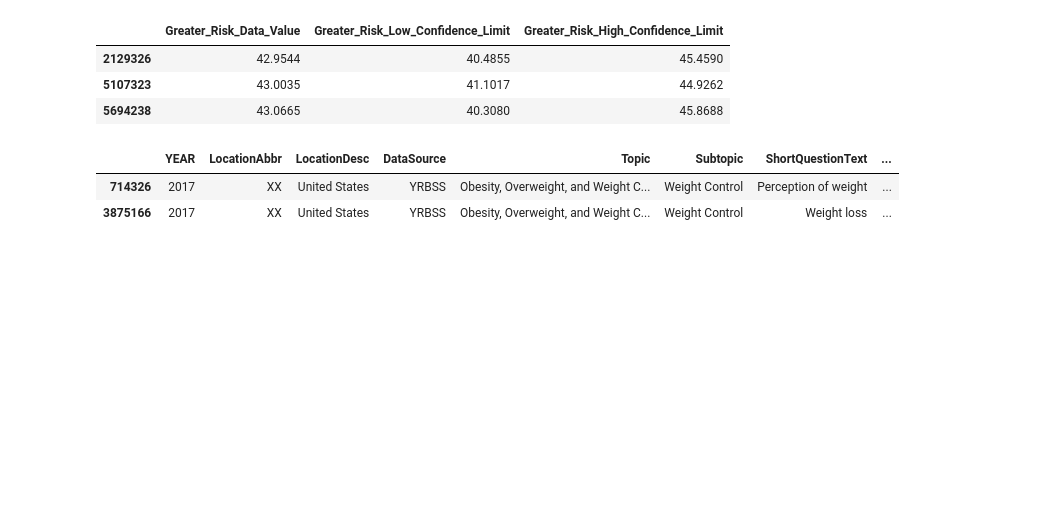
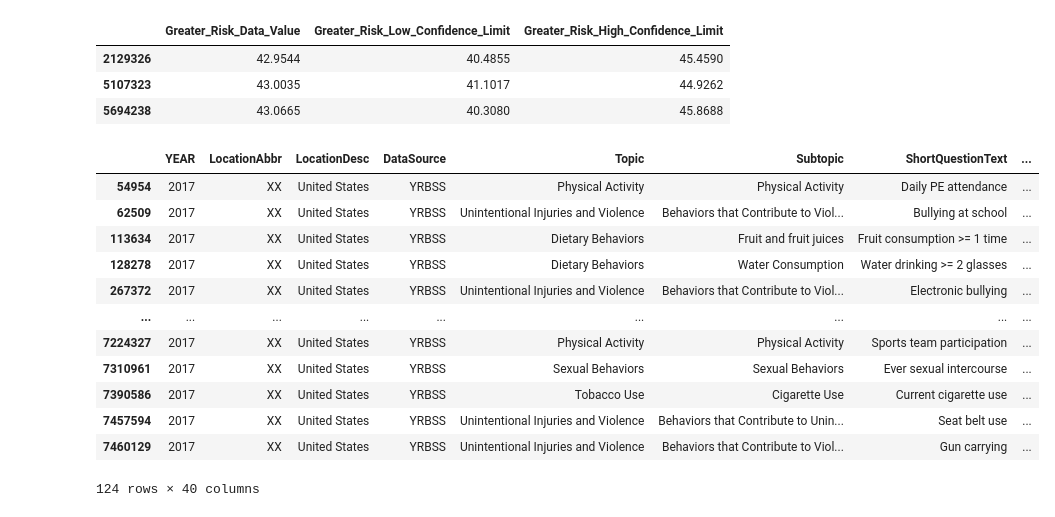
Before and after one commit to ripplesphere/capstone, a Jupyter notebook: notebooks/number_gathering.ipynb, the cells around one changed output. Saved outputs shown, nothing was run; the diff lists cells and outputs as text; code cells hidden in the pictures; blank space fills up the shorter version.

```diff
--- a/notebooks/number_gathering.ipynb
+++ b/notebooks/number_gathering.ipynb
@@ -2,6 +2,7 @@
 import pandas as pd
 
 pd.set_option('display.max_columns', None)
+pd.set_option('display.max_rows', None)
 # %%
 yrbss = pd.read_csv('../data/yrbss_2017.csv')
 print(yrbss.shape)
@@ -43,10 +58,20 @@ us_df[(us_df['Greater_Risk_Question'] == 'Played video or computer games or used
 | 5107323 | 43.0035 | 41.1017 | 44.9262 |
 | 5694238 | 43.0665 | 40.3080 | 45.8688 |
 # %%
-us_df[(us_df['Grade'] == 'Total') & (subtopic_df['Sex'] == 'Female') &
+us_df[(us_df['Grade'] == 'Total') & (us_df['Sex'] == 'Total') &
                 (us_df['Race'] == 'Total') & (us_df['SexualIdentity'] == 'Total') &
                 (us_df['SexOfSexualContacts'] == 'Total')]
 # %% [output]
 |  | YEAR | LocationAbbr | LocationDesc | DataSource | Topic | Subtopic | ShortQuestionText | ... |
-| 714326 | 2017 | XX | United States | YRBSS | Obesity, Overweight, and Weight C... | Weight Control | Perception of weight | ... |
-| 3875166 | 2017 | XX | United States | YRBSS | Obesity, Overweight, and Weight C... | Weight Control | Weight loss | ... |
+| 54954 | 2017 | XX | United States | YRBSS | Physical Activity | Physical Activity | Daily PE attendance | ... |
+| 62509 | 2017 | XX | United States | YRBSS | Unintentional Injuries and Violence | Behaviors that Contribute to Viol... | Bullying at school | ... |
+| 113634 | 2017 | XX | United States | YRBSS | Dietary Behaviors | Fruit and fruit juices | Fruit consumption >= 1 time | ... |
+| 128278 | 2017 | XX | United States | YRBSS | Dietary Behaviors | Water Consumption | Water drinking >= 2 glasses | ... |
+| 267372 | 2017 | XX | United States | YRBSS | Unintentional Injuries and Violence | Behaviors that Contribute to Viol... | Electronic bullying | ... |
+| ... | ... | ... | ... | ... | ... | ... | ... | ... |
+| 7224327 | 2017 | XX | United States | YRBSS | Physical Activity | Physical Activity | Sports team participation | ... |
+| 7310961 | 2017 | XX | United States | YRBSS | Sexual Behaviors | Sexual Behaviors | Ever sexual intercourse | ... |
+| 7390586 | 2017 | XX | United States | YRBSS | Tobacco Use | Cigarette Use | Current cigarette use | ... |
+| 7457594 | 2017 | XX | United States | YRBSS | Unintentional Injuries and Violence | Behaviors that Contribute to Unin... | Seat belt use | ... |
+| 7460129 | 2017 | XX | United States | YRBSS | Unintentional Injuries and Violence | Behaviors that Contribute to Viol... | Gun carrying | ... |
+124 rows × 40 columns
```
Also changed, not shown: parts of 5 cells of this notebook, 3 other files.
